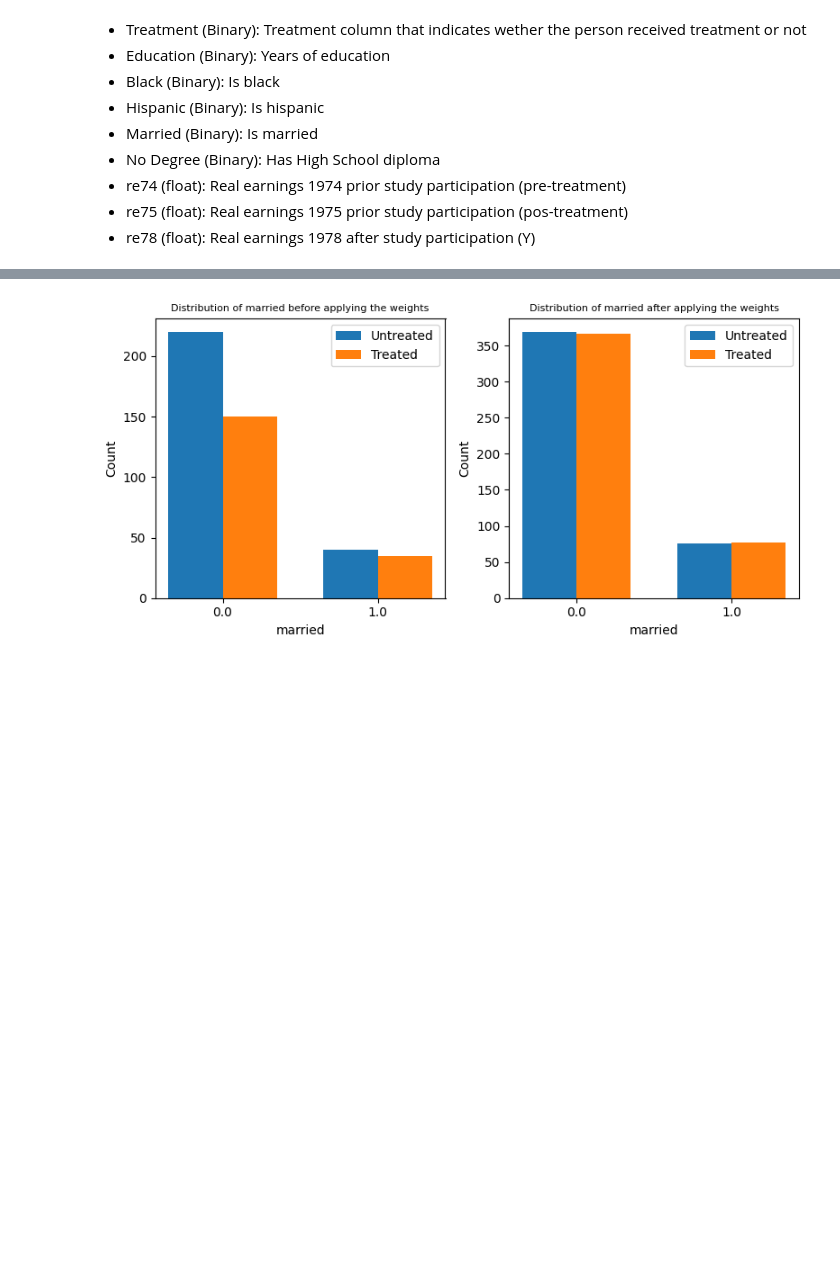
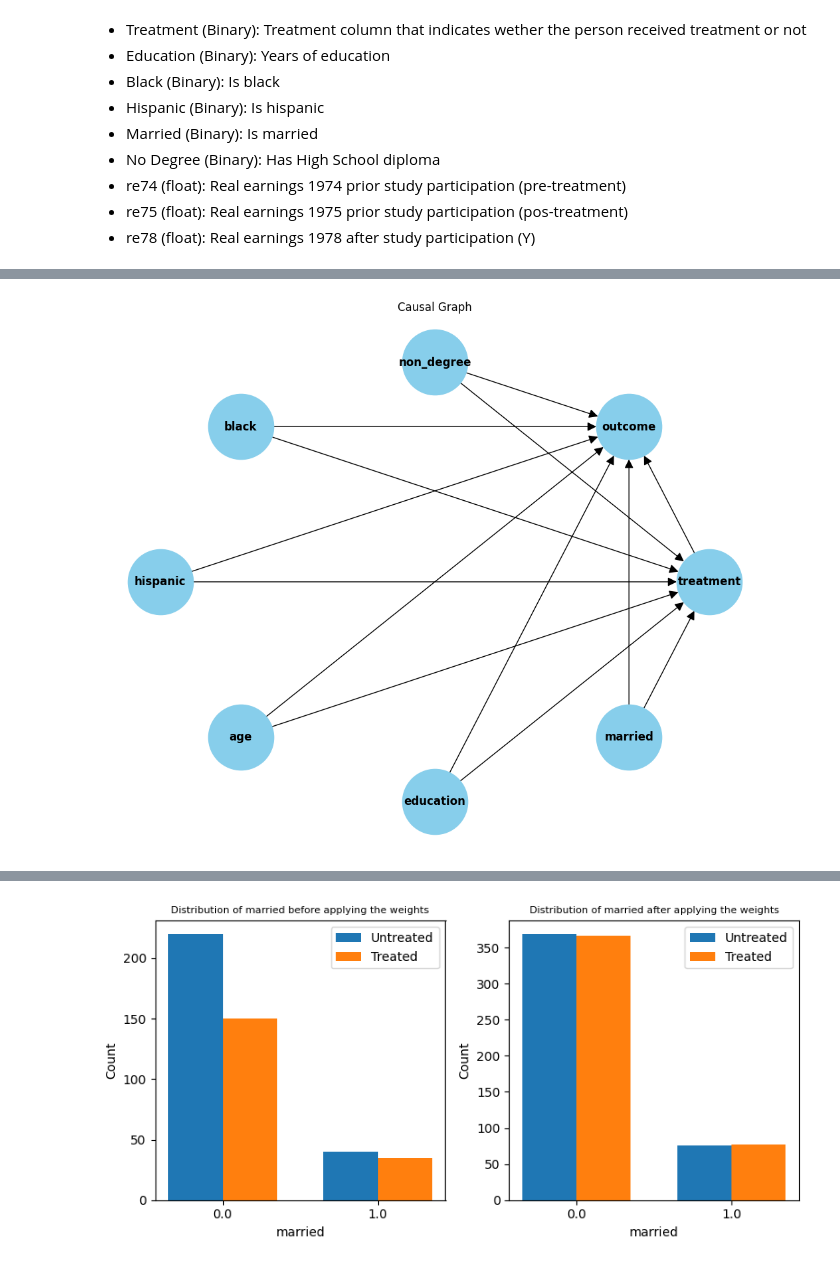
Before and after one commit to 8toz/causal_lalonde, a Jupyter notebook: causal_first_draft.ipynb, the cells around one changed output, grey strips where cells are left out. Cells and saved outputs as stored; diff of their text form; code cells hidden in the pictures; blank space fills up the shorter version.

```diff
--- a/causal_first_draft.ipynb
+++ b/causal_first_draft.ipynb
@@ -37,0 +82,26 @@ lalonde_df.head()
+# %%
+import networkx as nx
+import matplotlib.pyplot as plt
+
+
+# Define the causal graph structure
+causal_edges = [("treatment", "outcome"), ("non_degree", "treatment"), ("black", "treatment"),
+                ("hispanic", "treatment"), ("age", "treatment"), ("education", "treatment"),
+                ("married", "treatment"), ("non_degree", "outcome"), ("black", "outcome"),
+                ("hispanic", "outcome"), ("age", "outcome"), ("education", "outcome"),
+                ("married", "outcome")]
+
+# Create a directed graph
+G = nx.DiGraph()
+
+# Add nodes and edges to the graph
+G.add_edges_from(causal_edges)
+
+# Draw the graph using the circular layout
+plt.figure(figsize=(10, 8))
+pos = nx.circular_layout(G)  # Circular layout
+nx.draw(G, pos, with_labels=True, node_size=5000, node_color="skyblue", font_size=12, font_weight="bold", arrowsize=20)
+plt.title("Causal Graph")
+plt.show()
+# %% [output]
+[figure, added]
```
Also changed, not shown: parts of 17 cells of this notebook, 12 other files.
